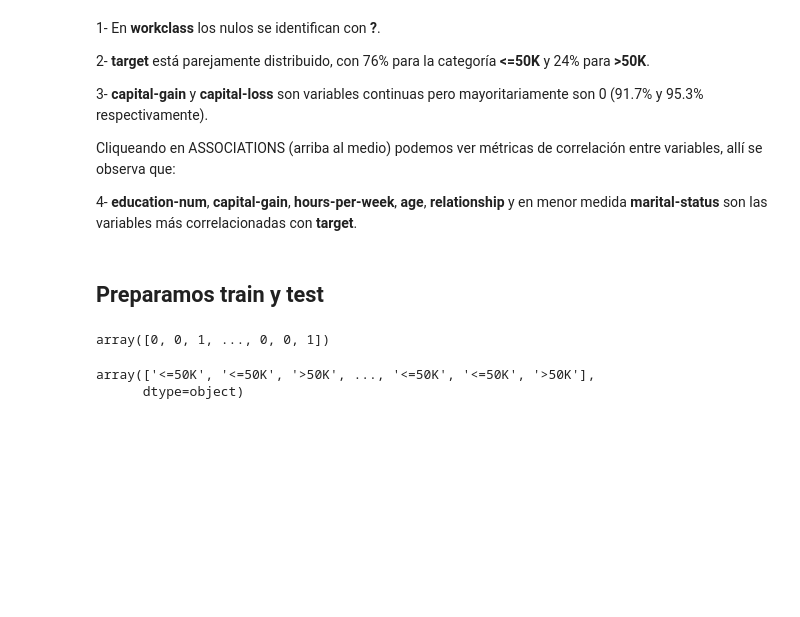
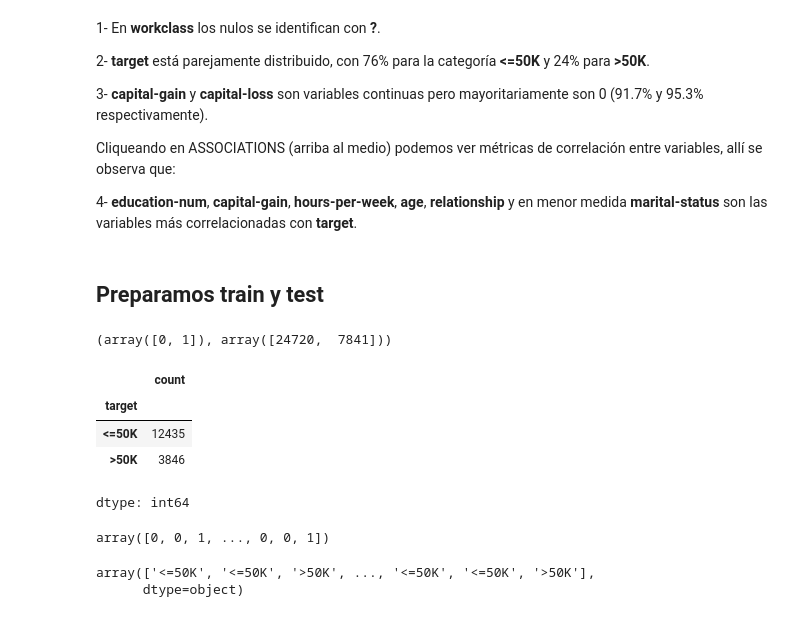
Before and after one commit to sbfanton/python-courses, a Jupyter notebook: humai/04-machine-learning/7_XGBoost/xgboost.ipynb, the cells around one changed output. Saved outputs shown, nothing was run; the diff lists cells and outputs as text; code cells hidden in the pictures; blank space fills up the shorter version.

```diff
--- a/humai/04-machine-learning/7_XGBoost/xgboost.ipynb
+++ b/humai/04-machine-learning/7_XGBoost/xgboost.ipynb
@@ -187,16 +602,29 @@ l_encoder = LabelEncoder()
 # %%
 # Al hacer fit el objeto aprende un mapeo de cada label a un número que luego usaremos en test.
 # Al hacer transform ejecuta el mapeo. fit_transform primero ejecuta fit y luego transform
-y_train = l_encoder.fit_transform(y_train)
+l_encoder.fit(y_train)
+y_train = l_encoder.transform(y_train)
+clases, conteo_por_clase = np.unique(y_train, return_counts=True)
+clases, conteo_por_clase
+# %% [output]
+(array([0, 1]), array([24720,  7841]))
 # %%
-test = pd.read_csv("https://datasets-humai.s3.amazonaws.com/datasets/adult_test.csv")
+test = pd.read_csv("https://storage.googleapis.com/humai-datasets/aws_s3/ml_avanzado/2_Boosting_de_arboles/adult_test.csv")
 # %%
 X_test = test.drop("target",axis=1)
 y_test = test["target"]
-# %%
-l_encoder.transform(test["target"])
-# %% [output]
-array([0, 0, 1, ..., 0, 0, 1])
+# %%
+y_test.value_counts()
+# %% [output]
+|  | count |
+| target |  |
+| <=50K | 12435 |
+| >50K | 3846 |
+dtype: int64
+# %%
+l_encoder.fit_transform(y_test)
+# %% [output]
+array([0, 0, 1, ..., 0, 0, 1])
 # %%
 # acá estamos traduciendo las etiquetas de las labels a números, con el mismo mapeo de antes (!!!!)
 y_test = l_encoder.transform(y_test)
```
Also changed, not shown: parts of 43 cells of this notebook.
